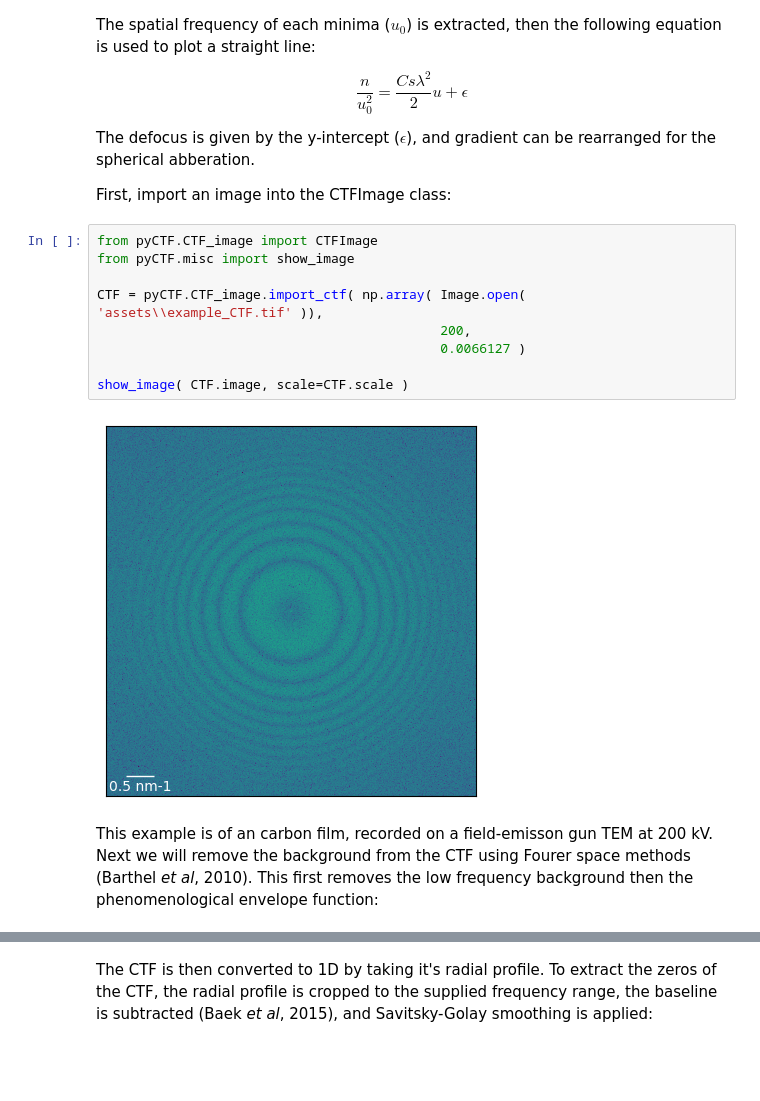
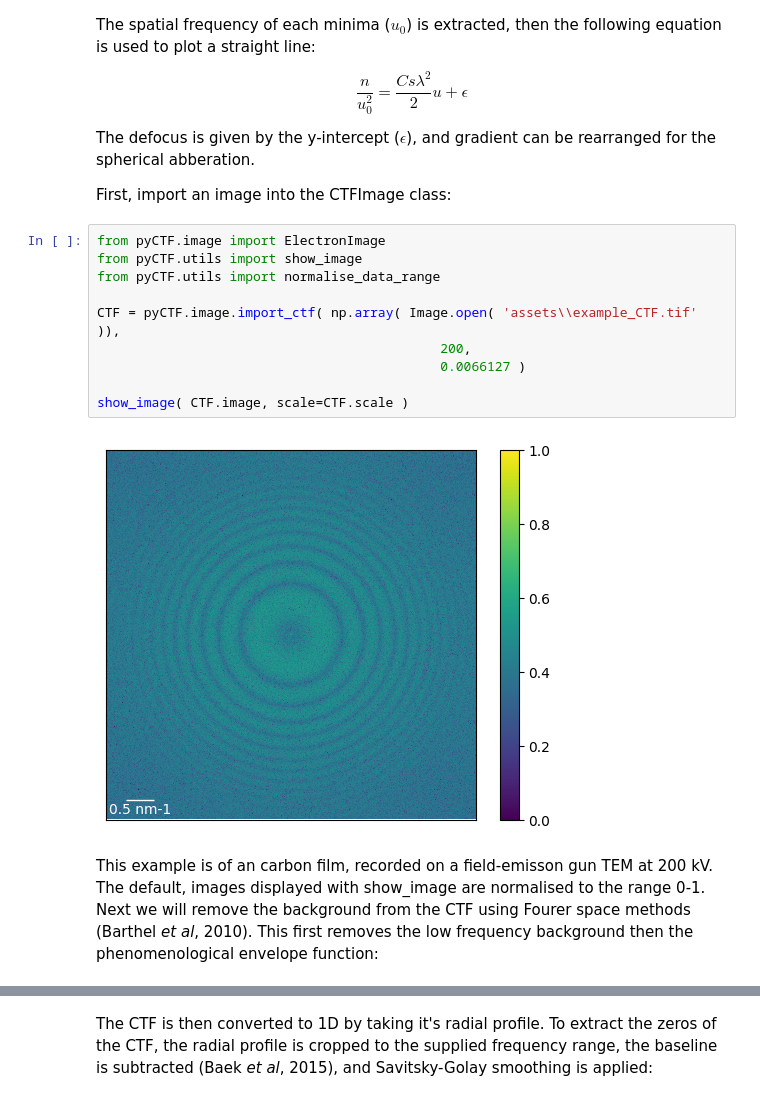
Before and after one commit to benweare/pyCTF, a Jupyter notebook: pyCTF_examples.ipynb, the cells around one changed output, grey strips where cells are left out. Saved outputs shown, nothing was run; the diff lists cells and outputs as text; blank space fills up the shorter version.

```diff
--- a/pyCTF_examples.ipynb
+++ b/pyCTF_examples.ipynb
@@ -135,18 +136,19 @@ The defocus is given by the y-intercept ($\epsilon$), and gradient can be rearra
 
 First, import an image into the CTFImage class:
 # %%
-from pyCTF.CTF_image import CTFImage
-from pyCTF.misc import show_image
+from pyCTF.image import ElectronImage
+from pyCTF.utils import show_image
+from pyCTF.utils import normalise_data_range
 
-CTF = pyCTF.CTF_image.import_ctf( np.array( Image.open( 'assets\\example_CTF.tif' )),
+CTF = pyCTF.image.import_ctf( np.array( Image.open( 'assets\\example_CTF.tif' )),
 											200,
 											0.0066127 )
 
 show_image( CTF.image, scale=CTF.scale )
 # %% [output]
-[figure, old version]
+[figure, new version]
 # %% [markdown]
-This example is of an carbon film, recorded on a field-emisson gun TEM at 200 kV.
+This example is of an carbon film, recorded on a field-emisson gun TEM at 200 kV. The default, images displayed with show_image are normalised to the range 0-1.
 Next we will remove the background from the CTF using Fourer space methods (Barthel *et al*, 2010). This first removes the low frequency background then the phenomenological envelope function:
 # %%
 CTF.remove_background( 8, 4 )
```
Also changed, not shown: parts of 14 cells of this notebook, 11 other files.
